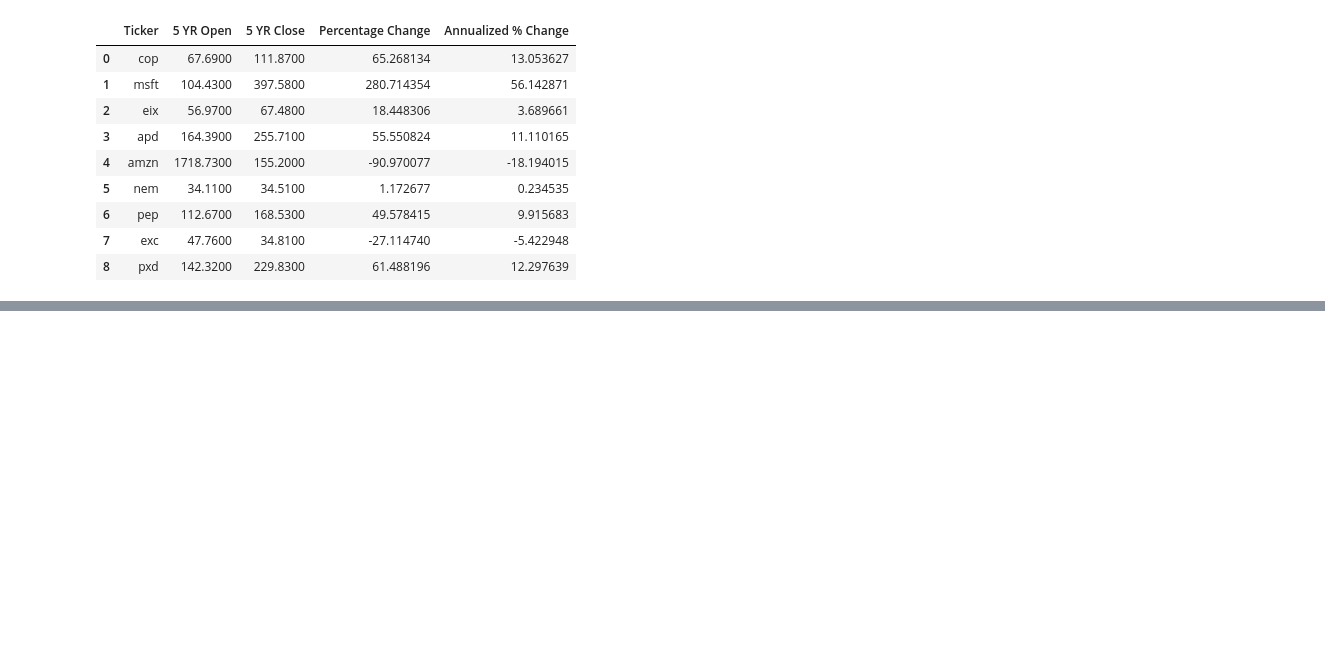
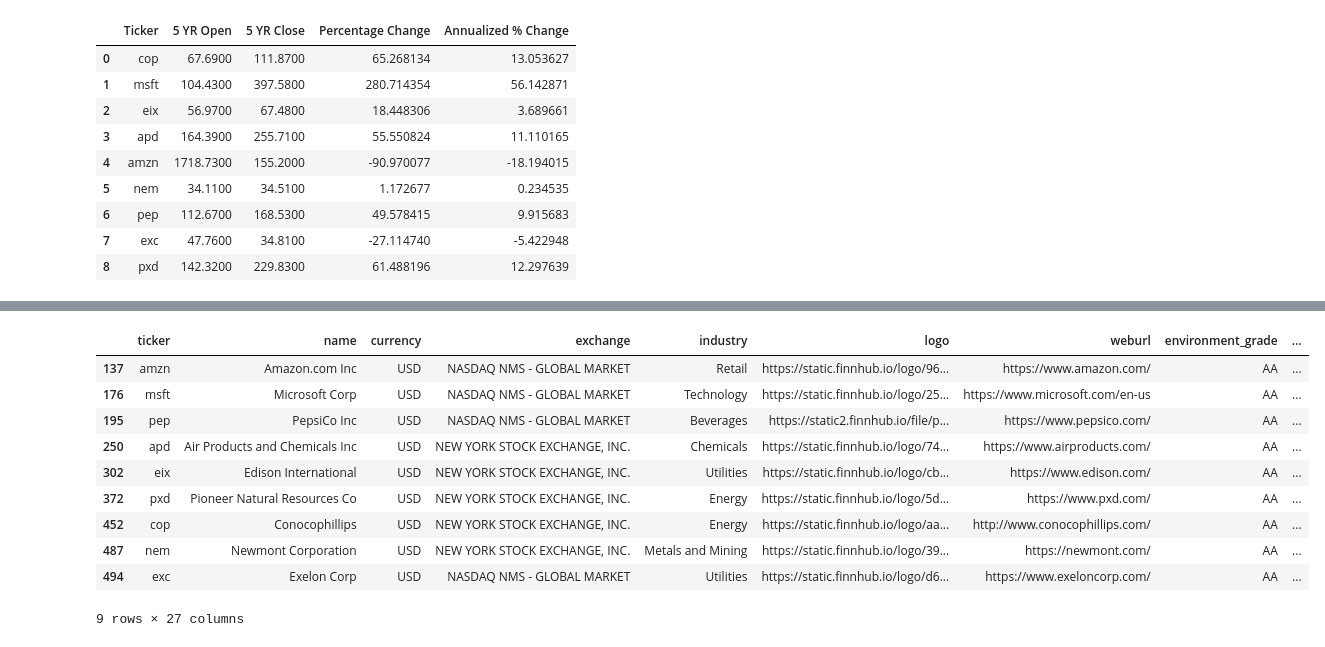
Before and after one commit to r-swift/Group-4-Project-1, a Jupyter notebook: ESG.ipynb, the cells around one changed output, grey strips where cells are left out. Saved outputs shown, nothing was run; the diff lists cells and outputs as text; code cells hidden in the pictures; blank space fills up the shorter version.

```diff
--- a/ESG.ipynb
+++ b/ESG.ipynb
@@ -386,0 +448,35 @@ stock_data_df
+# %%
+stock_data = []
+
+esg_stock_list = ['cop', 'msft', 'eix', 'abnb', 'apd', 'amzn', 'nem', 'pep', 'exc', 'pxd' ]
+api_key = alpha_api_key
+
+for stock in esg_stock_list:
+
+    url = f"https://www.alphavantage.co/query?function=EARNINGS&symbol={stock}&apikey={api_key}"
+
+    try:
+        stock_info_return = requests.get(url)
+        data = stock_info_return.json()
+        eps_2023 = data['annualEarnings'][1]['reportedEPS']
+        eps_2022 = data['annualEarnings'][2]['reportedEPS']
+        eps_2021 = data['annualEarnings'][3]['reportedEPS']
+        eps_2020 = data['annualEarnings'][4]['reportedEPS']
+        eps_2019 = data['annualEarnings'][5]['reportedEPS']
+        avg_eps = ((float(eps_2023)) + (float(eps_2022)) + (float(eps_2021)) + (float(eps_2020)) + (float(eps_2019)))/5
+
+
+
+        stock_data.append({"ticker": stock,
+                            "eps 2019": eps_2019,
+                            "eps 2020": eps_2020,
+                            "eps 2021": eps_2021,
+                            "eps 2022": eps_2022,
+                            "eps 2023": eps_2023,
+                            "AVG Annual EPS": avg_eps
+                           })
+        print(f'Data found for {stock}')
+    except:
+        print(f'skipping {stock}, data not found')
+
+print(stock_data)
@@ -386,0 +523,15 @@ stock_data_df
+# %%
+esg_dropped = esg_complete.dropna(how="any")
+esg_dropped
+# %% [output]
+|  | ticker | name | currency | exchange | industry | logo | weburl | environment_grade | ... |
+| 137 | amzn | Amazon.com Inc | USD | NASDAQ NMS - GLOBAL MARKET | Retail | https://static.finnhub.io/logo/96... | https://www.amazon.com/ | AA | ... |
+| 176 | msft | Microsoft Corp | USD | NASDAQ NMS - GLOBAL MARKET | Technology | https://static.finnhub.io/logo/25... | https://www.microsoft.com/en-us | AA | ... |
+| 195 | pep | PepsiCo Inc | USD | NASDAQ NMS - GLOBAL MARKET | Beverages | https://static2.finnhub.io/file/p... | https://www.pepsico.com/ | AA | ... |
+| 250 | apd | Air Products and Chemicals Inc | USD | NEW YORK STOCK EXCHANGE, INC. | Chemicals | https://static.finnhub.io/logo/74... | https://www.airproducts.com/ | AA | ... |
+| 302 | eix | Edison International | USD | NEW YORK STOCK EXCHANGE, INC. | Utilities | https://static.finnhub.io/logo/cb... | https://www.edison.com/ | AA | ... |
+| 372 | pxd | Pioneer Natural Resources Co | USD | NEW YORK STOCK EXCHANGE, INC. | Energy | https://static.finnhub.io/logo/5d... | https://www.pxd.com/ | AA | ... |
+| 452 | cop | Conocophillips | USD | NEW YORK STOCK EXCHANGE, INC. | Energy | https://static.finnhub.io/logo/aa... | http://www.conocophillips.com/ | AA | ... |
+| 487 | nem | Newmont Corporation | USD | NEW YORK STOCK EXCHANGE, INC. | Metals and Mining | https://static.finnhub.io/logo/39... | https://newmont.com/ | AA | ... |
+| 494 | exc | Exelon Corp | USD | NASDAQ NMS - GLOBAL MARKET | Utilities | https://static.finnhub.io/logo/d6... | https://www.exeloncorp.com/ | AA | ... |
+9 rows × 27 columns
```
Also changed, not shown: parts of 13 cells of this notebook.
